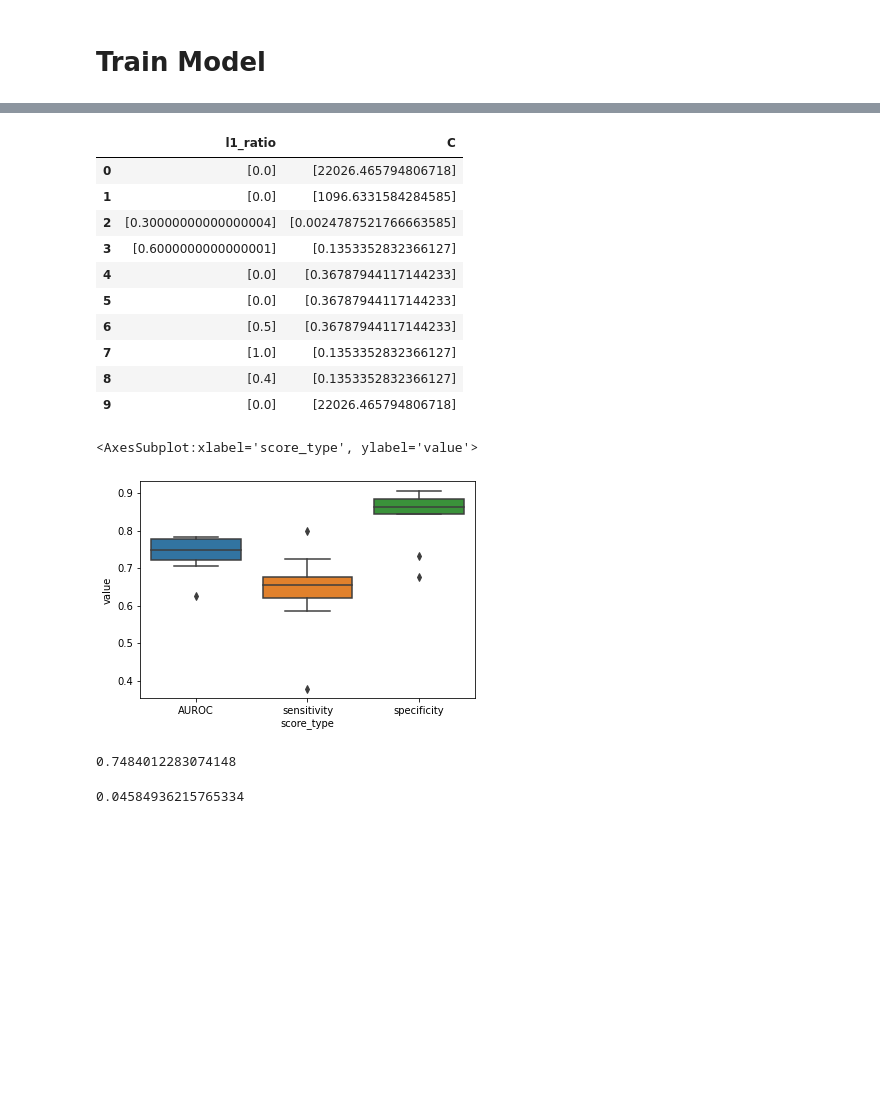
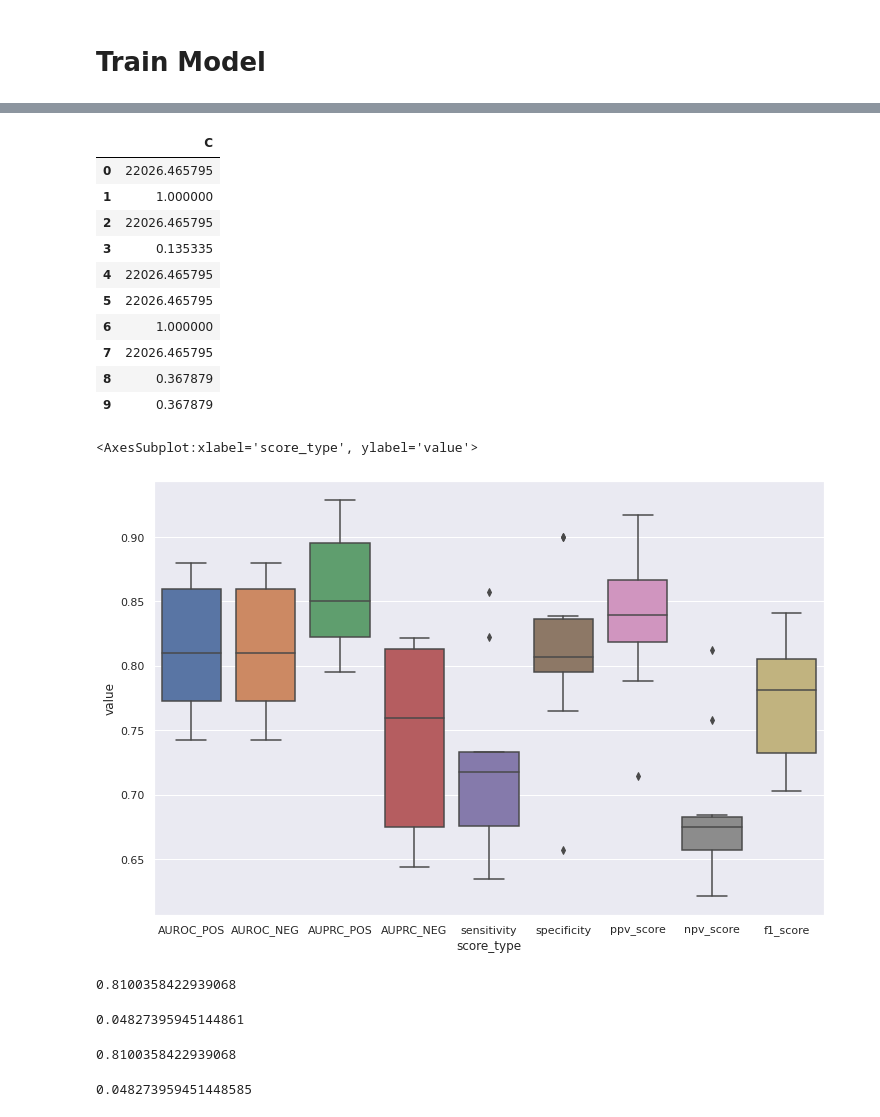
Before and after one commit to singjc/MetagenPipe, a Jupyter notebook: src/LR_Classifier_DE_w_clinical_complete_generic.ipynb, the cells around one changed output, grey strips where cells are left out. Drawn from its saved outputs; the diff is of its cells as text; code cells hidden in the pictures; blank space fills up the shorter version.

```diff
--- a/src/LR_Classifier_DE_w_clinical_complete_generic.ipynb
+++ b/src/LR_Classifier_DE_w_clinical_complete_generic.ipynb
@@ -271,7 +273,8 @@ no         23
 smoking    11
 Name: Smoking, dtype: int64
 # %%
-meta_data_input = meta_data_full.loc[:, ['Age (year)', 'Body Mass Index (BMI)', 'Gender']]
+# meta_data_input = meta_data_full.loc[:, ['Gender', 'Age (year)', 'Body Mass Index (BMI)']]
+meta_data_input = meta_data_full.loc[:, ['Gender']]
 gender_vect = np.reshape(meta_data_input['Gender'].to_numpy().astype('str'), (meta_data_input.shape[0], 1))
 gender_encoder = OneHotEncoder(sparse=False)
 gender_encoded = gender_encoder.fit_transform(gender_vect)
@@ -288,7 +291,8 @@ gender_encoded = np.delete(gender_encoded, 2, 1)
 # 1 for gender encoded = male. 0 = female. nan means no data
 gender_encoded = np.delete(gender_encoded, 0, 1)
 # %%
-meta_data_mat = meta_data_input.loc[:, ['Age (year)', 'Body Mass Index (BMI)']].to_numpy().astype('float32')
-meta_data_mat = np.concatenate([meta_data_mat, gender_encoded], axis = 1)
+# meta_data_mat = meta_data_input.loc[:, ['Age (year)', 'Body Mass Index (BMI)']].to_numpy().astype('float32')
+# meta_data_mat = np.concatenate([meta_data_mat, gender_encoded], axis = 1)
+meta_data_mat = gender_encoded
 meta_data_mat.shape
 # %% [output]
@@ -508,57 +514,67 @@ sns.boxplot(data = scores_df, x = 'stage', y = 'score')
 # %%
-hyperparams = {'l1_ratio': [], 'C': []}
+# hyperparams = {'l1_ratio': [], 'C': []}
+hyperparams = {'C': []}
 for i in range(n_splits):
-    hyperparams['l1_ratio'].append(MyMultiTrainTester.TrainerList[i].model.l1_ratio_)
-    hyperparams['C'].append(MyMultiTrainTester.TrainerList[i].model.C_)
+#     hyperparams['l1_ratio'].append(MyMultiTrainTester.TrainerList[i].model.l1_ratio_)
+#     hyperparams['C'].append(MyMultiTrainTester.TrainerList[i].model.C_)
+    hyperparams['C'].append(MyMultiTrainTester.TrainerList[i].model.best_params_['LR__C'])
 hyperparams_df = pd.DataFrame(hyperparams)
 hyperparams_df
 # %% [output]
-|  | l1_ratio | C |
-| 0 | [0.0] | [22026.465794806718] |
-| 1 | [0.0] | [1096.6331584284585] |
-| 2 | [0.30000000000000004] | [0.0024787521766663585] |
-| 3 | [0.6000000000000001] | [0.1353352832366127] |
-| 4 | [0.0] | [0.36787944117144233] |
-| 5 | [0.0] | [0.36787944117144233] |
-| 6 | [0.5] | [0.36787944117144233] |
-| 7 | [1.0] | [0.1353352832366127] |
-| 8 | [0.4] | [0.1353352832366127] |
-| 9 | [0.0] | [22026.465794806718] |
+|  | C |
+| 0 | 22026.465795 |
+| 1 | 1.000000 |
+| 2 | 22026.465795 |
+| 3 | 0.135335 |
+| 4 | 22026.465795 |
+| 5 | 22026.465795 |
+| 6 | 1.000000 |
+| 7 | 22026.465795 |
+| 8 | 0.367879 |
+| 9 | 0.367879 |
 # %%
-def AUROC_SCORE(y_true, y_pred):
-    return metrics.roc_auc_score(y_true, y_pred, average='macro')
-def SENSITIVITY_SCORE(y_true, y_pred):
-    return metrics.recall_score(y_true, y_pred, average='binary', pos_label=1)
-def SPECIFICITY_SCORE(y_true, y_pred):
-    return metrics.recall_score(y_true, y_pred, average='binary', pos_label=0)
-
-scorer_list = [AUROC_SCORE, SENSITIVITY_SCORE, SPECIFICITY_SCORE]
-scorer_names = ['AUROC', 'sensitivity', 'specificity']
+scorer_list = [AUROC_SCORE, AUROC_NEG,  AUPRC_SCORE, AUPRC_NEG, SENSITIVITY_SCORE,
+               SPECIFICITY_SCORE, PPV_SCORE, NPV_SCORE, metrics.f1_score]
+scorer_names = ['AUROC_POS', 'AUROC_NEG', 'AUPRC_POS', 'AUPRC_NEG', 'sensitivity', 'specificity', 'ppv_score', 'npv_score',
+               'f1_score']
+use_proba = [True, True, True, True, False, False, False, False, False]
 other_metrics = {'split': [], 'score_type': [], 'value': []}
 for i in range(n_splits):
     test_idx = MyMultiTrainTester.test_idx[i]
     X_test = [X[test_idx, :], meta_data_mat[test_idx, :]]
     y_test = y[test_idx]
     Trainer_i = MyMultiTrainTester.TrainerList[i]
     for j in range(len(scorer_list)):
         score_type = scorer_names[j]
         score_func = scorer_list[j]
         other_metrics['split'].append(i)
         other_metrics['score_type'].append(score_type)
-        other_metrics['value'].append(Trainer_i.score(X_test, y_test, score_func))
+        other_metrics['value'].append(Trainer_i.score(X_test, y_test, score_func, use_proba=use_proba[j]))
 
 other_metrics_df = pd.DataFrame(other_metrics)
+other_metrics_df.to_csv(os.path.join(output_dir, 'scoring_metrics.csv'))
+sns.set(rc={"figure.figsize":(12, 8)})
 sns.boxplot(data = other_metrics_df, x = 'score_type', y = 'value')
 # %% [output]
 <AxesSubplot:xlabel='score_type', ylabel='value'>
-[figure, old version]
+[figure, new version]
 # %%
-# median AUROC (macro average of + and -)
-np.median(other_metrics_df['value'][other_metrics_df['score_type'] == 'AUROC'])
+# median AUROC (positive class)
+np.median(other_metrics_df['value'][other_metrics_df['score_type'] == 'AUROC_POS'])
 # %% [output]
-0.7484012283074148
+0.8100358422939068
 # %%
 # std dev
-np.std(other_metrics_df['value'][other_metrics_df['score_type'] == 'AUROC'])
+np.std(other_metrics_df['value'][other_metrics_df['score_type'] == 'AUROC_POS'])
 # %% [output]
-0.04584936215765334
+0.04827395945144861
+# %%
+# median AUROC (positive class)
+np.median(other_metrics_df['value'][other_metrics_df['score_type'] == 'AUROC_NEG'])
+# %% [output]
+0.8100358422939068
+# %%
+# std dev
+np.std(other_metrics_df['value'][other_metrics_df['score_type'] == 'AUROC_NEG'])
+# %% [output]
+0.048273959451448585
```
Also changed, not shown: parts of 32 cells of this notebook, 1 other file.
